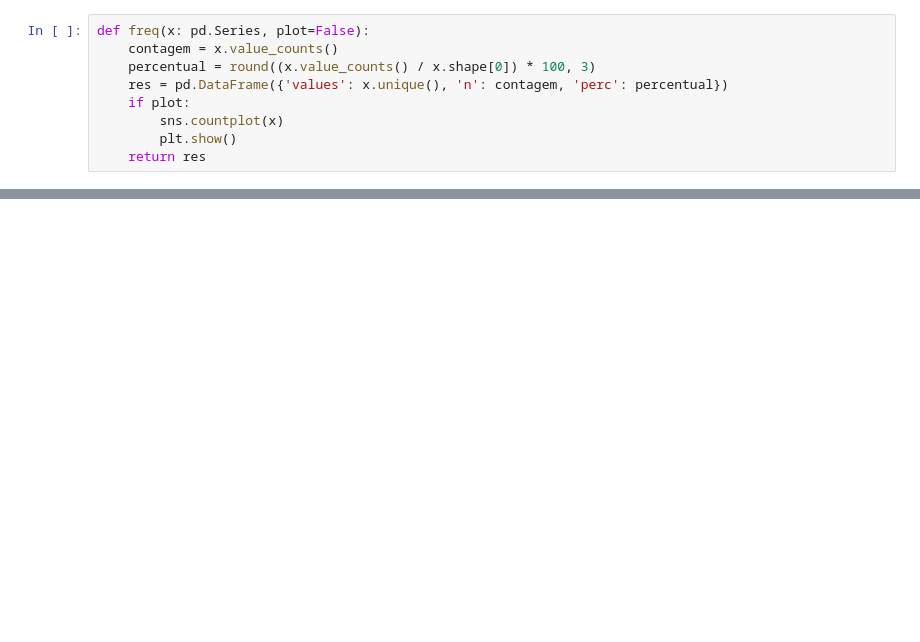
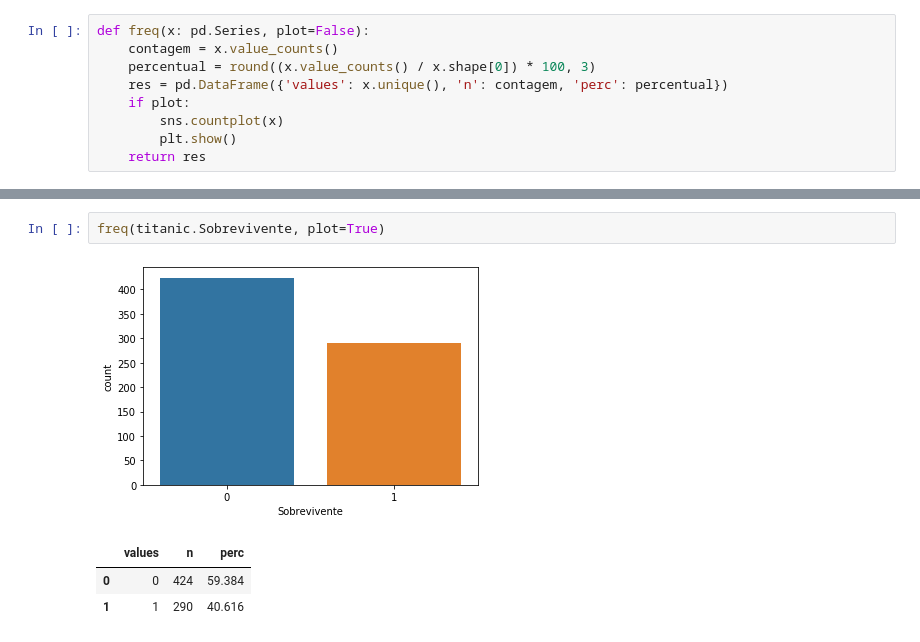
Before and after one commit to Lucaasfelipe/Modelos-Estatisticos, a Jupyter notebook: Regressão logística .ipynb, the cells around one changed output, grey strips where cells are left out. Cells and saved outputs as stored; diff of their text form; blank space fills up the shorter version.

```diff
--- a/Regressão logística .ipynb
+++ b/Regressão logística .ipynb
@@ -49,0 +44,7 @@ KeyError: 0
+# %%
+freq(titanic.Sobrevivente, plot=True)
+# %% [output]
+[figure, added]
+|  | values | n | perc |
+| 0 | 0 | 424 | 59.384 |
+| 1 | 1 | 290 | 40.616 |
```
Also changed, not shown: parts of 9 cells of this notebook.
